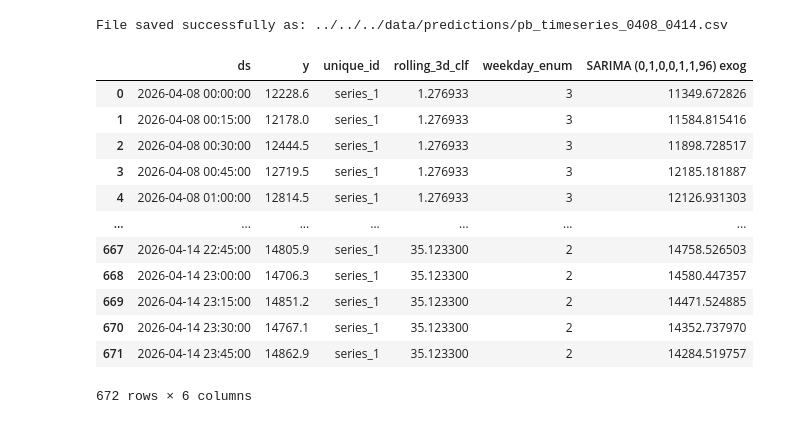
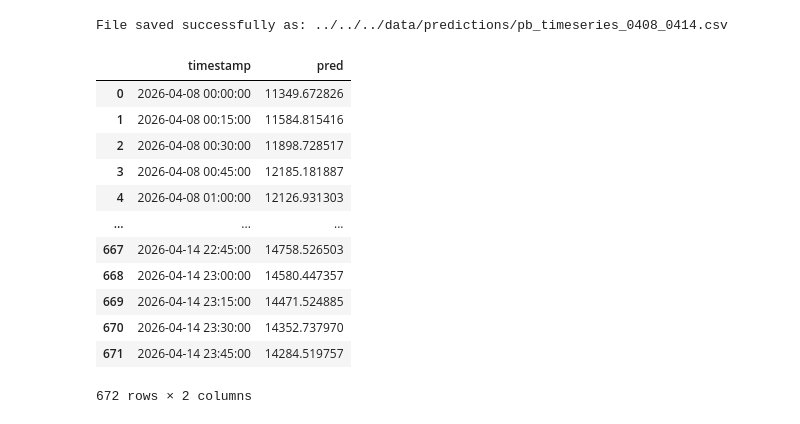
Before and after one commit to dhruvilsangani/EarthSync, a Jupyter notebook: notebooks/05_submission/ts-forecast/Result-PB.ipynb, the cells around one changed output. Saved outputs shown, nothing was run; the diff lists cells and outputs as text; code cells hidden in the pictures.

```diff
--- a/notebooks/05_submission/ts-forecast/Result-PB.ipynb
+++ b/notebooks/05_submission/ts-forecast/Result-PB.ipynb
@@ -116,28 +119,31 @@ plot_series(
 start_mmdd = preds['ds'].min().strftime('%m%d')
 end_mmdd = preds['ds'].max().strftime('%m%d')
 
+to_save = test_w_preds.rename(columns={"SARIMA (0,1,0,0,1,1,96) exog": "pred", "ds": "timestamp"})#.drop(columns=["unique_id", "y", "rolling_3d_clf", "weekday_enum"])
+to_save = to_save[["timestamp", "pred"]]
+
 # 3. Construct the filename
-filename = f"../../../data/predictions/pb_timeseries_{start_mmdd}_{end_mmdd}.csv"
+filename = f"../../../data/predictions/{LAG_SUFFIX}_timeseries_{start_mmdd}_{end_mmdd}.csv"
 
 # 4. Save to CSV
-test_w_preds.drop(columns=["unique_id", "weekday_enum"]).to_csv(filename, index=False)
+to_save.to_csv(filename)
 
 print(f"File saved successfully as: {filename}")
 # %% [output]
 File saved successfully as: ../../../data/predictions/pb_timeseries_0408_0414.csv
 # %%
-test_w_preds
+to_save
 # %% [output]
-|  | ds | y | unique_id | rolling_3d_clf | weekday_enum | SARIMA (0,1,0,0,1,1,96) exog |
-| 0 | 2026-04-08 00:00:00 | 12228.6 | series_1 | 1.276933 | 3 | 11349.672826 |
-| 1 | 2026-04-08 00:15:00 | 12178.0 | series_1 | 1.276933 | 3 | 11584.815416 |
-| 2 | 2026-04-08 00:30:00 | 12444.5 | series_1 | 1.276933 | 3 | 11898.728517 |
-| 3 | 2026-04-08 00:45:00 | 12719.5 | series_1 | 1.276933 | 3 | 12185.181887 |
-| 4 | 2026-04-08 01:00:00 | 12814.5 | series_1 | 1.276933 | 3 | 12126.931303 |
-| ... | ... | ... | ... | ... | ... | ... |
-| 667 | 2026-04-14 22:45:00 | 14805.9 | series_1 | 35.123300 | 2 | 14758.526503 |
-| 668 | 2026-04-14 23:00:00 | 14706.3 | series_1 | 35.123300 | 2 | 14580.447357 |
-| 669 | 2026-04-14 23:15:00 | 14851.2 | series_1 | 35.123300 | 2 | 14471.524885 |
-| 670 | 2026-04-14 23:30:00 | 14767.1 | series_1 | 35.123300 | 2 | 14352.737970 |
-| 671 | 2026-04-14 23:45:00 | 14862.9 | series_1 | 35.123300 | 2 | 14284.519757 |
+|  | timestamp | pred |
+| 0 | 2026-04-08 00:00:00 | 11349.672826 |
+| 1 | 2026-04-08 00:15:00 | 11584.815416 |
+| 2 | 2026-04-08 00:30:00 | 11898.728517 |
+| 3 | 2026-04-08 00:45:00 | 12185.181887 |
+| 4 | 2026-04-08 01:00:00 | 12126.931303 |
+| ... | ... | ... |
+| 667 | 2026-04-14 22:45:00 | 14758.526503 |
+| 668 | 2026-04-14 23:00:00 | 14580.447357 |
+| 669 | 2026-04-14 23:15:00 | 14471.524885 |
+| 670 | 2026-04-14 23:30:00 | 14352.737970 |
+| 671 | 2026-04-14 23:45:00 | 14284.519757 |
-672 rows × 6 columns
+672 rows × 2 columns
```
Also changed, not shown: parts of 4 cells of this notebook, 14 other files.
